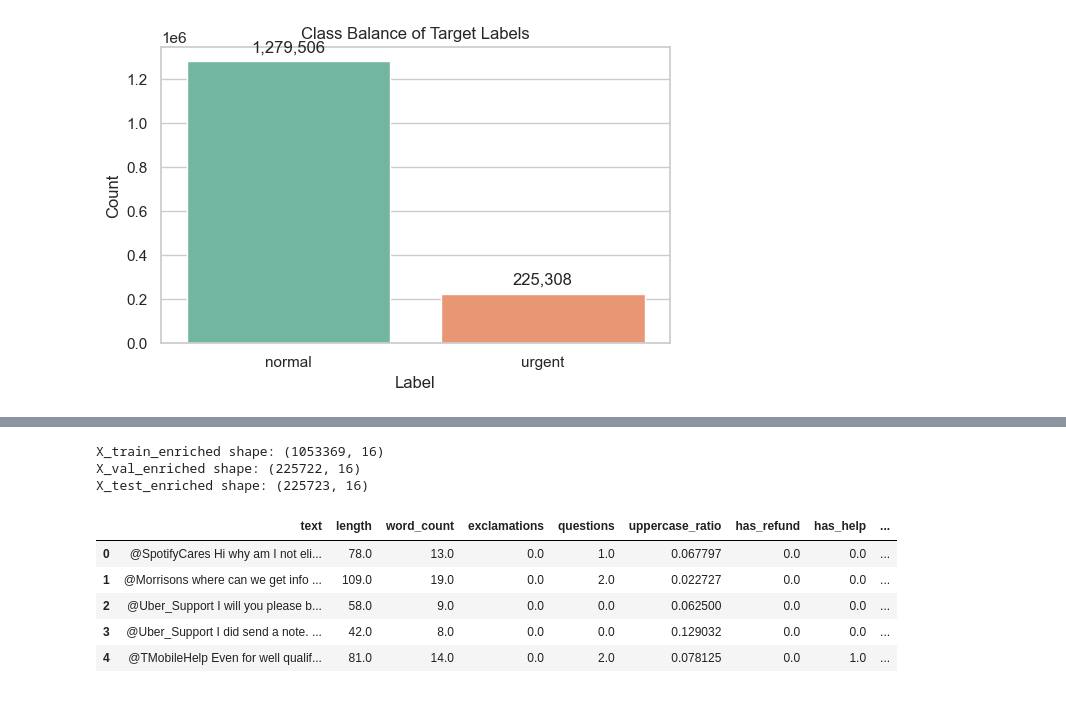
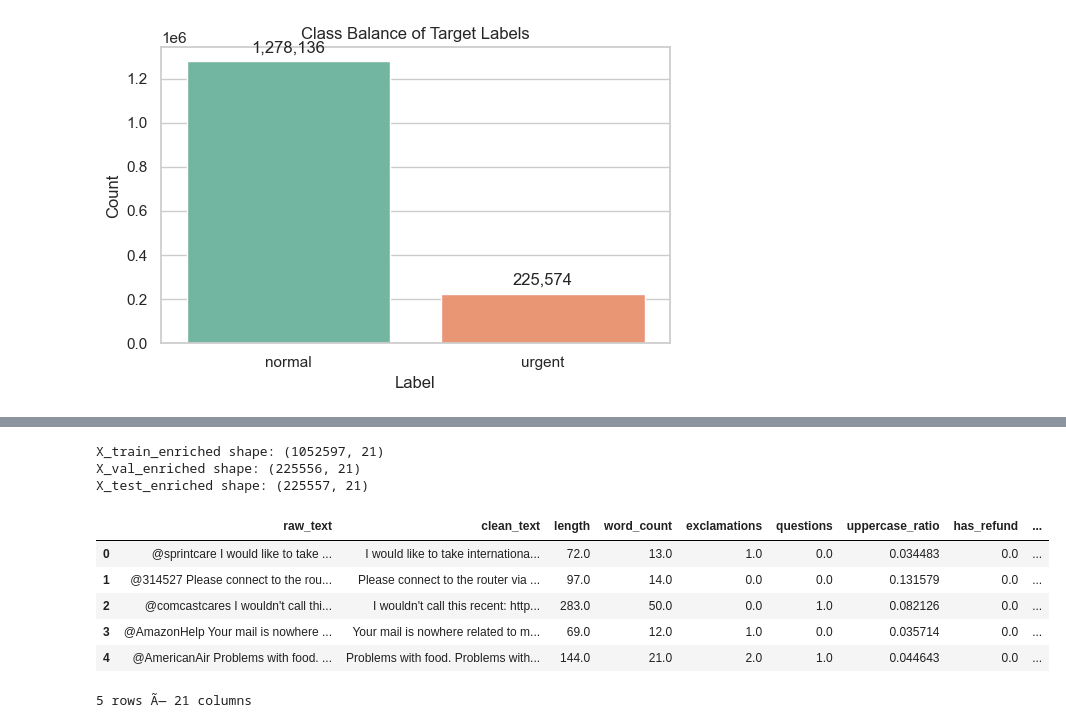
Before and after one commit to kayan2004/urgency-prediction-app, a Jupyter notebook: notebook/ml.ipynb, the cells around one changed output, grey strips where cells are left out. Saved outputs shown, nothing was run; the diff lists cells and outputs as text; code cells hidden in the pictures.

Commit message:
first version of backend working

```diff
--- a/notebook/ml.ipynb
+++ b/notebook/ml.ipynb
@@ -4,14 +4,16 @@ import pandas as pd
 import re
 import matplotlib.pyplot as plt
 import seaborn as sns
-from sklearn.datasets import fetch_openml
 from sklearn.model_selection import train_test_split
 
 pd.set_option("display.max_colwidth", None)
 pd.set_option("display.max_rows", 20)
 pd.set_option("display.width", None)
 
-sns.set_theme(style='whitegrid')
+sns.set_theme(style="whitegrid")
+
+RANDOM_STATE = 42
+PRIORITY_THRESHOLD = 2
 # %%
 from pathlib import Path
 import shutil
@@ -53,7 +53,10 @@ df.head()
 | 4 | 5 | 115712 | True | Tue Oct 31 21:49:35 +0000 2017 | @sprintcare I did. | 4 | 6.0 |
 # %%
 # Keep only inbound tweets with non-null tweet_id and text.
-filtered_df = df.loc[df["inbound"] == True, ["tweet_id", "text"]].dropna().reset_index(drop=True)
+filtered_df = df.loc[
+    df["inbound"] == True,
+    ["tweet_id", "text", "response_tweet_id", "in_response_to_tweet_id"],
+].dropna(subset=["tweet_id", "text"]).reset_index(drop=True)
 filtered_df = filtered_df.dropna(subset=['text'])
 filtered_df = filtered_df[filtered_df["text"].str.len() > 20]
 
@@ -144,8 +148,10 @@ def label_priority(text):
 # %%
-# Label the full cleaned dataset automatically.
+# Keep the raw tweet text, but score and model on a cleaned version without @mentions.
 filtered_df = filtered_df.copy()
-filtered_df["priority_score"] = filtered_df["text"].apply(score_priority)
-filtered_df["label"] = np.where(filtered_df["priority_score"] >= 2, "urgent", "normal")
+filtered_df["clean_text"] = filtered_df["text"].apply(normalize_text)
+filtered_df = filtered_df[filtered_df["clean_text"].str.len() > 0].reset_index(drop=True)
+filtered_df["priority_score"] = filtered_df["clean_text"].apply(score_priority)
+filtered_df["label"] = filtered_df["clean_text"].apply(label_priority)
 
-filtered_df[["tweet_id", "text", "priority_score", "label"]].head()
+filtered_df[["tweet_id", "text", "clean_text", "priority_score", "label"]].head()
 # %% [output]
@@ -279,7 +307,7 @@ X_test shape: (225723,) | y_test shape: (225723,)
 # %%
 def extract_features(text):
+    text = normalize_text(text)
     t = text.lower()
-
     letters = [c for c in text if c.isalpha()]
     upper_ratio = sum(c.isupper() for c in letters) / max(1, len(letters))
 
@@ -289,7 +317,6 @@ def extract_features(text):
         "exclamations": text.count("!"),
         "questions": text.count("?"),
         "uppercase_ratio": upper_ratio,
-
         "has_refund": int("refund" in t),
         "has_help": int("help" in t),
         "has_error": int("error" in t),
@@ -298,34 +325,41 @@ def extract_features(text):
         "has_problem": int("problem" in t),
         "has_delay": int("delay" in t or "delayed" in t),
         "has_waiting": int("waiting" in t),
-
+        "has_login": int("login" in t or "log in" in t),
+        "has_charge": int("charged" in t or "charge" in t),
+        "has_cancel": int("cancel" in t),
+        "has_delivery": int("delivery" in t),
         "has_still": int("still" in t),
         "has_again": int("again" in t),
     }
+
+def build_feature_frame(text_series):
+    return text_series.apply(extract_features).apply(pd.Series).fillna(0)
 # %%
-X_train_features = X_train.apply(extract_features).apply(pd.Series)
-X_val_features = X_val.apply(extract_features).apply(pd.Series)
-X_test_features = X_test.apply(extract_features).apply(pd.Series)
+X_train_features = build_feature_frame(X_train)
+X_val_features = build_feature_frame(X_val)
+X_test_features = build_feature_frame(X_test)
 
-X_train_enriched = pd.concat([X_train.rename("text"), X_train_features], axis=1)
-X_val_enriched = pd.concat([X_val.rename("text"), X_val_features], axis=1)
-X_test_enriched = pd.concat([X_test.rename("text"), X_test_features], axis=1)
+X_train_enriched = pd.concat([X_train_raw.rename("raw_text"), X_train.rename("clean_text"), X_train_features], axis=1)
+X_val_enriched = pd.concat([X_val_raw.rename("raw_text"), X_val.rename("clean_text"), X_val_features], axis=1)
+X_test_enriched = pd.concat([X_test_raw.rename("raw_text"), X_test.rename("clean_text"), X_test_features], axis=1)
 
 print("X_train_enriched shape:", X_train_enriched.shape)
 print("X_val_enriched shape:", X_val_enriched.shape)
 print("X_test_enriched shape:", X_test_enriched.shape)
 
 X_train_enriched.head()
 # %% [output]
-X_train_enriched shape: (1053369, 16)
-X_val_enriched shape: (225722, 16)
-X_test_enriched shape: (225723, 16)
+X_train_enriched shape: (1052597, 21)
+X_val_enriched shape: (225556, 21)
+X_test_enriched shape: (225557, 21)
-|  | text | length | word_count | exclamations | questions | uppercase_ratio | has_refund | has_help | ... |
-| 0 | @SpotifyCares Hi why am I not eli... | 78.0 | 13.0 | 0.0 | 1.0 | 0.067797 | 0.0 | 0.0 | ... |
-| 1 | @Morrisons where can we get info ... | 109.0 | 19.0 | 0.0 | 2.0 | 0.022727 | 0.0 | 0.0 | ... |
-| 2 | @Uber_Support I will you please b... | 58.0 | 9.0 | 0.0 | 0.0 | 0.062500 | 0.0 | 0.0 | ... |
-| 3 | @Uber_Support I did send a note. ... | 42.0 | 8.0 | 0.0 | 0.0 | 0.129032 | 0.0 | 0.0 | ... |
-| 4 | @TMobileHelp Even for well qualif... | 81.0 | 14.0 | 0.0 | 2.0 | 0.078125 | 0.0 | 1.0 | ... |
+|  | raw_text | clean_text | length | word_count | exclamations | questions | uppercase_ratio | has_refund | ... |
+| 0 | @sprintcare I would like to take ... | I would like to take internationa... | 72.0 | 13.0 | 1.0 | 0.0 | 0.034483 | 0.0 | ... |
+| 1 | @314527 Please connect to the rou... | Please connect to the router via ... | 97.0 | 14.0 | 0.0 | 0.0 | 0.131579 | 0.0 | ... |
+| 2 | @comcastcares I wouldn't call thi... | I wouldn't call this recent: http... | 283.0 | 50.0 | 0.0 | 1.0 | 0.082126 | 0.0 | ... |
+| 3 | @AmazonHelp Your mail is nowhere ... | Your mail is nowhere related to m... | 69.0 | 12.0 | 1.0 | 0.0 | 0.035714 | 0.0 | ... |
+| 4 | @AmericanAir Problems with food. ... | Problems with food. Problems with... | 144.0 | 21.0 | 2.0 | 1.0 | 0.044643 | 0.0 | ... |
+5 rows Ã— 21 columns
 # %%
 X_train_features.head()
 # %% [output]
```
Also changed, not shown: parts of 22 cells of this notebook, 26 other files.
